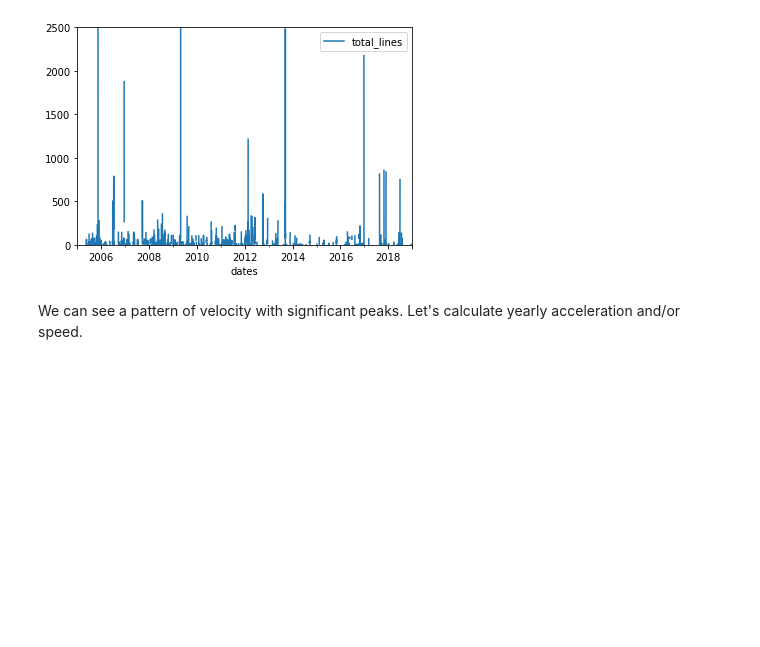
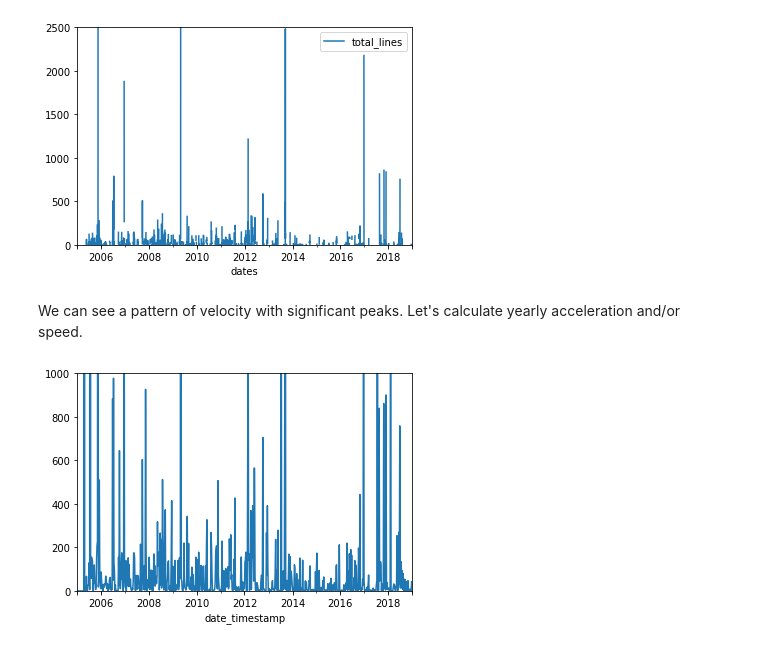
Before and after one commit to tbonza/EDS19, a Jupyter notebook: project/developer_velocity.ipynb, the cells around one changed output. Saved outputs shown, nothing was run; the diff lists cells and outputs as text; code cells hidden in the pictures; blank space fills up the shorter version.

```diff
--- a/project/developer_velocity.ipynb
+++ b/project/developer_velocity.ipynb
@@ -238,3 +238,14 @@ plt.show()
 # %% [markdown]
 We can see a pattern of velocity with significant peaks. Let's
 calculate yearly acceleration and/or speed.
+# %%
+linusdt['date_timestamp'] = linusdt.dates.apply(lambda x: x.to_timestamp())
+# %%
+per = linusdt.date_timestamp.dt.to_period('W')
+linuswk = linusdt.groupby([per]).sum()
+# %%
+linuswk['total_lines'].plot()
+plt.ylim(0,1000)
+plt.show()
+# %% [output]
+[figure, added]
```
Also changed, not shown: parts of 9 cells of this notebook.
